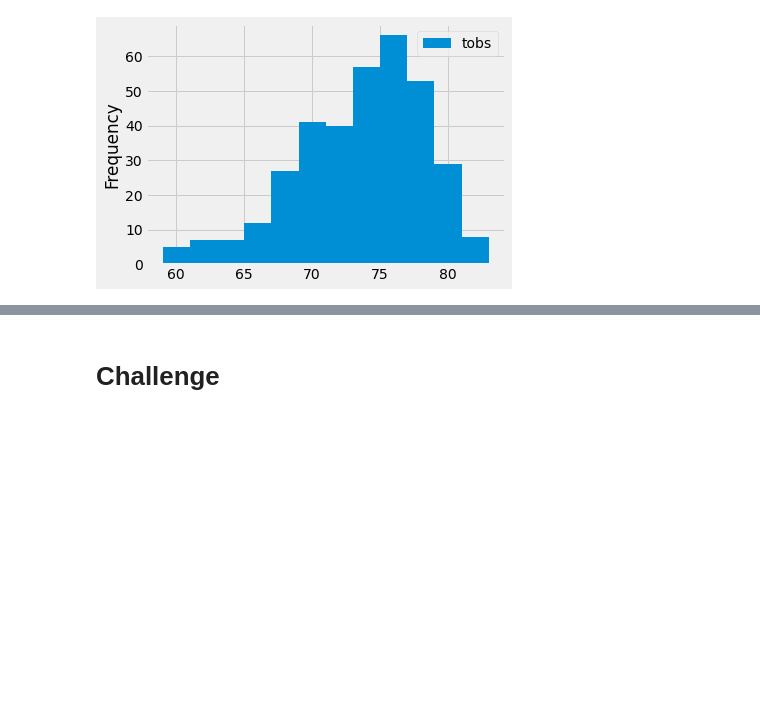
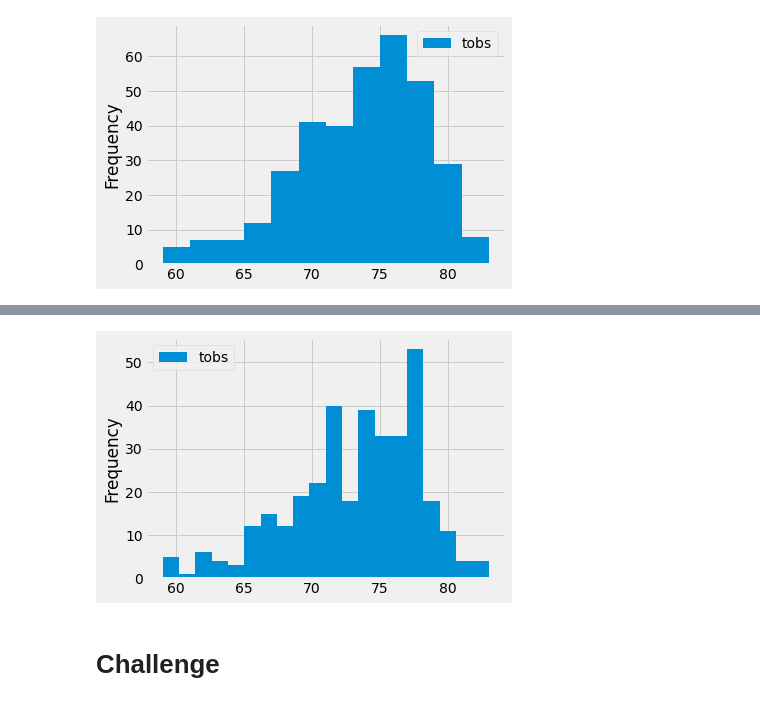
Before and after one commit to mthiobane/surfs_up, a Jupyter notebook: climate_analysis.ipynb, the cells around one changed output, grey strips where cells are left out. Drawn from its saved outputs; the diff is of its cells as text; code cells hidden in the pictures; blank space fills up the shorter version.

```diff
--- a/climate_analysis.ipynb
+++ b/climate_analysis.ipynb
@@ -168,3 +174,9 @@ plt.tight_layout()
+# %%
+# divide our temperature observations into 20 different bins
+df.plot.hist(bins=20)
+plt.tight_layout()
+# %% [output]
+[figure, added]
 # %%
 # Write a function called `calc_temps` that will accept start date and end date in the format '%Y-%m-%d'
 # %%
```
Also changed, not shown: parts of 1 cell of this notebook, 1 other file.
